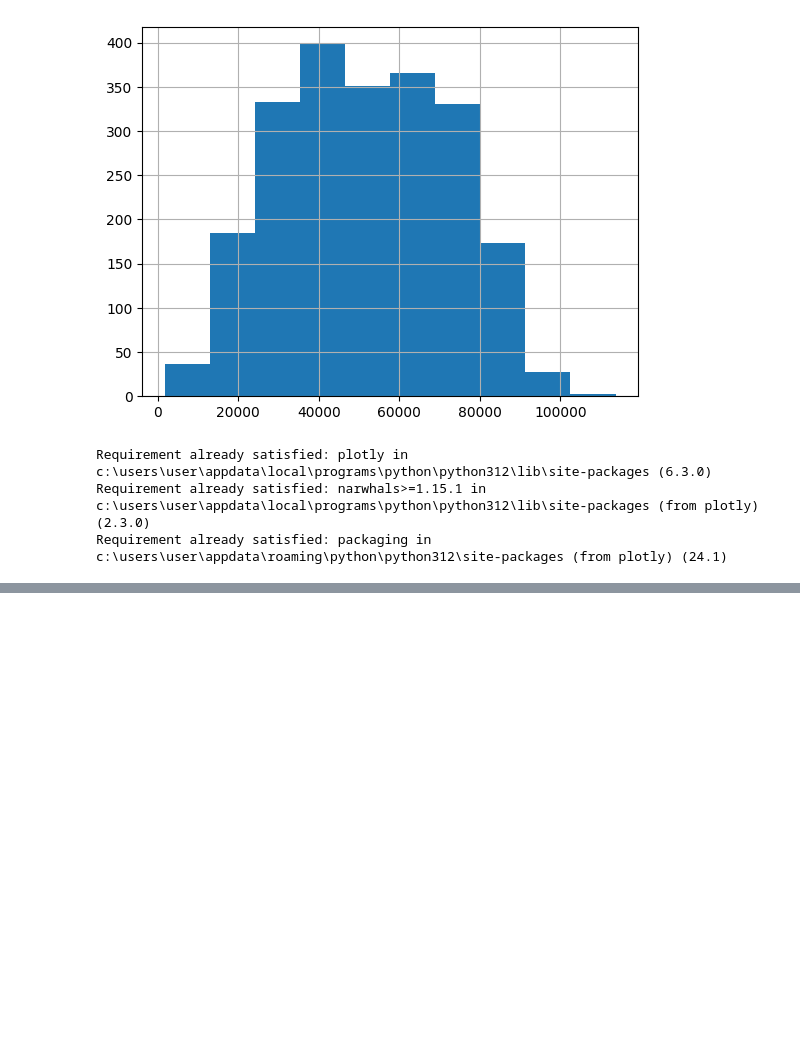
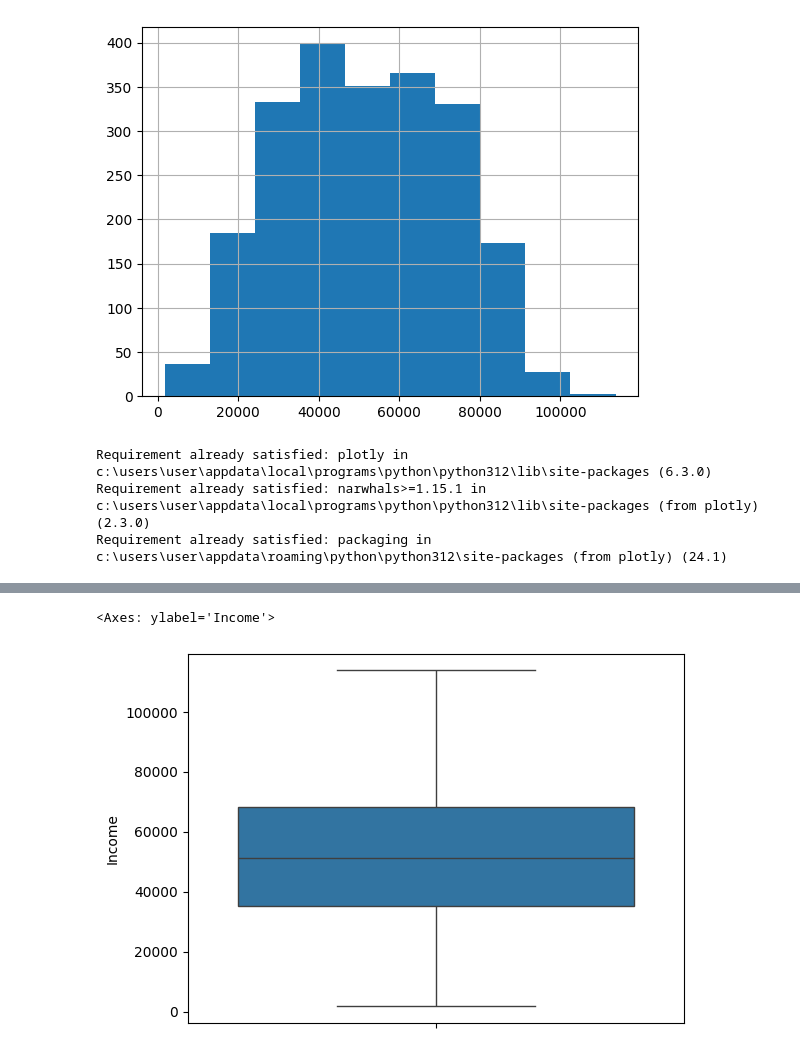
Before and after one commit to jrcomitre/desafio-ifood, a Jupyter notebook: desafio_ifood.ipynb, the cells around one changed output, grey strips where cells are left out. Drawn from its saved outputs; the diff is of its cells as text; code cells hidden in the pictures; blank space fills up the shorter version.

```diff
--- a/desafio_ifood.ipynb
+++ b/desafio_ifood.ipynb
@@ -240,0 +261,6 @@ import plotly.express as px
+# %%
+# Boxplot - Na biblioteca PLOTLY
+sns.boxplot(df["Income"])
+# %% [output]
+<Axes: ylabel='Income'>
+[figure, added]
```
Also changed, not shown: parts of 33 cells of this notebook.
